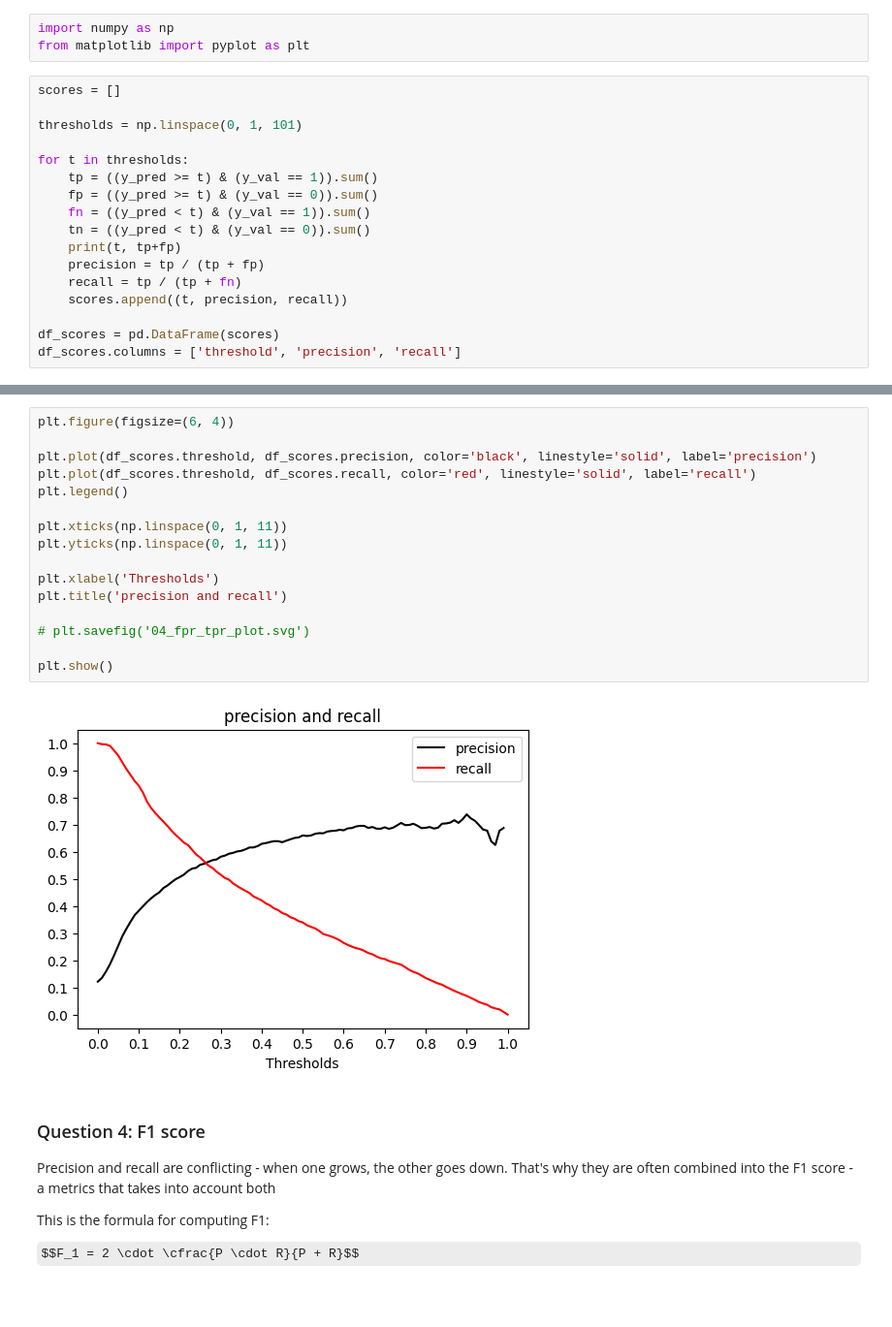
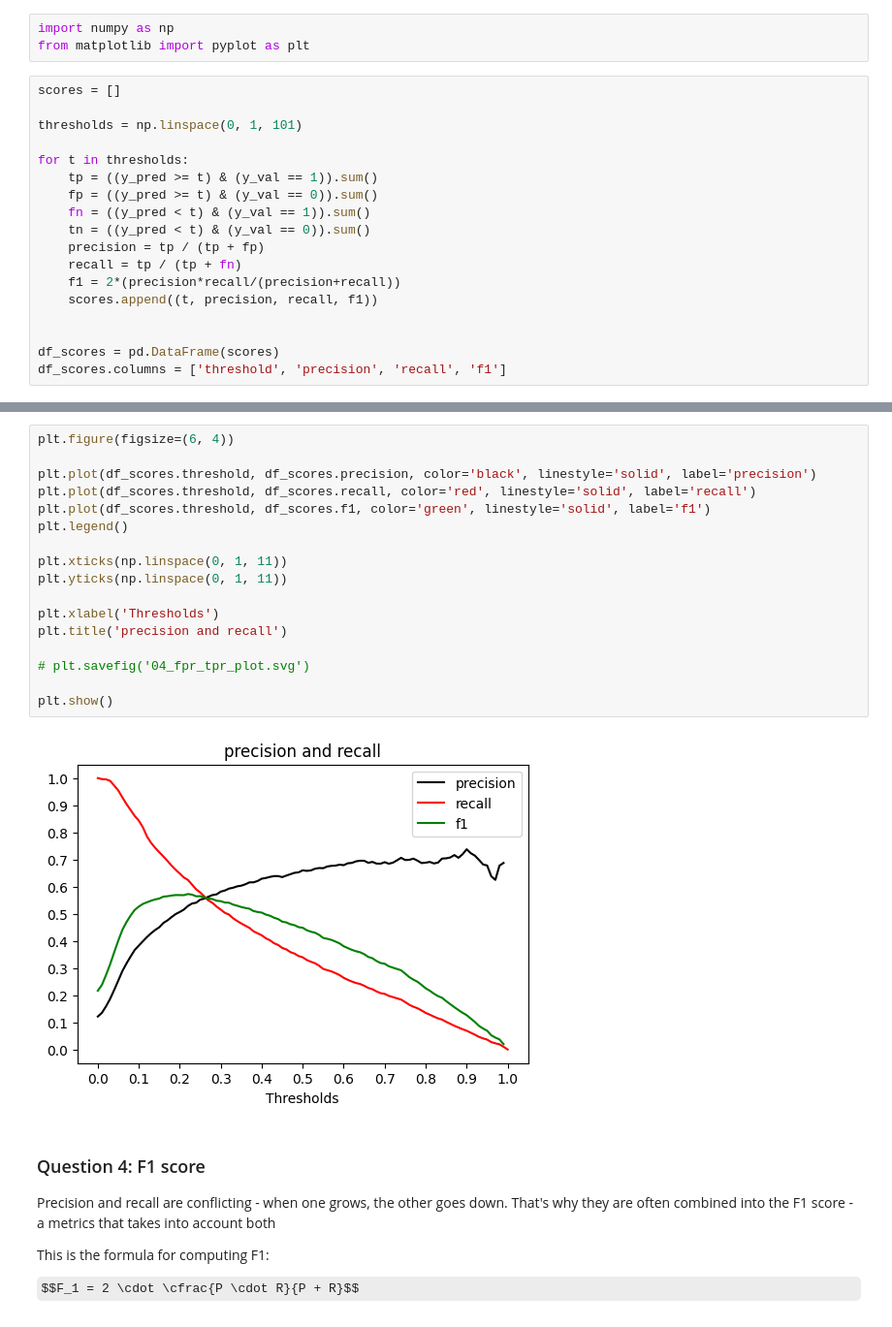
Before and after one commit to elinaharnovich/ml-zoomcamp, a Jupyter notebook: homework_4/homework_4.ipynb, the cells around one changed output, grey strips where cells are left out. Shown at 97% size. Saved outputs shown, nothing was run; the diff lists cells and outputs as text; some formulas as TeX source.

```diff
--- a/homework_4/homework_4.ipynb
+++ b/homework_4/homework_4.ipynb
@@ -139,10 +139,11 @@ for t in thresholds:
     fp = ((y_pred >= t) & (y_val == 0)).sum()
     fn = ((y_pred < t) & (y_val == 1)).sum()
     tn = ((y_pred < t) & (y_val == 0)).sum()
-    print(t, tp+fp)
     precision = tp / (tp + fp)
     recall = tp / (tp + fn)
-    scores.append((t, precision, recall))
+    f1 = 2*(precision*recall/(precision+recall))
+    scores.append((t, precision, recall, f1))
+
 
 df_scores = pd.DataFrame(scores)
-df_scores.columns = ['threshold', 'precision', 'recall']
+df_scores.columns = ['threshold', 'precision', 'recall', 'f1']
@@ -183,21 +166,22 @@ df_scores
 # %%
 plt.figure(figsize=(6, 4))
 
 plt.plot(df_scores.threshold, df_scores.precision, color='black', linestyle='solid', label='precision')
 plt.plot(df_scores.threshold, df_scores.recall, color='red', linestyle='solid', label='recall')
+plt.plot(df_scores.threshold, df_scores.f1, color='green', linestyle='solid', label='f1')
 plt.legend()
 
 plt.xticks(np.linspace(0, 1, 11))
 plt.yticks(np.linspace(0, 1, 11))
 
 plt.xlabel('Thresholds')
 plt.title('precision and recall')
 
 # plt.savefig('04_fpr_tpr_plot.svg')
 
 plt.show()
 # %% [output]
-[figure, old version]
+[figure, new version]
 # %% [markdown]
 ### Question 4: F1 score
 
```
Also changed, not shown: parts of 4 cells of this notebook.
